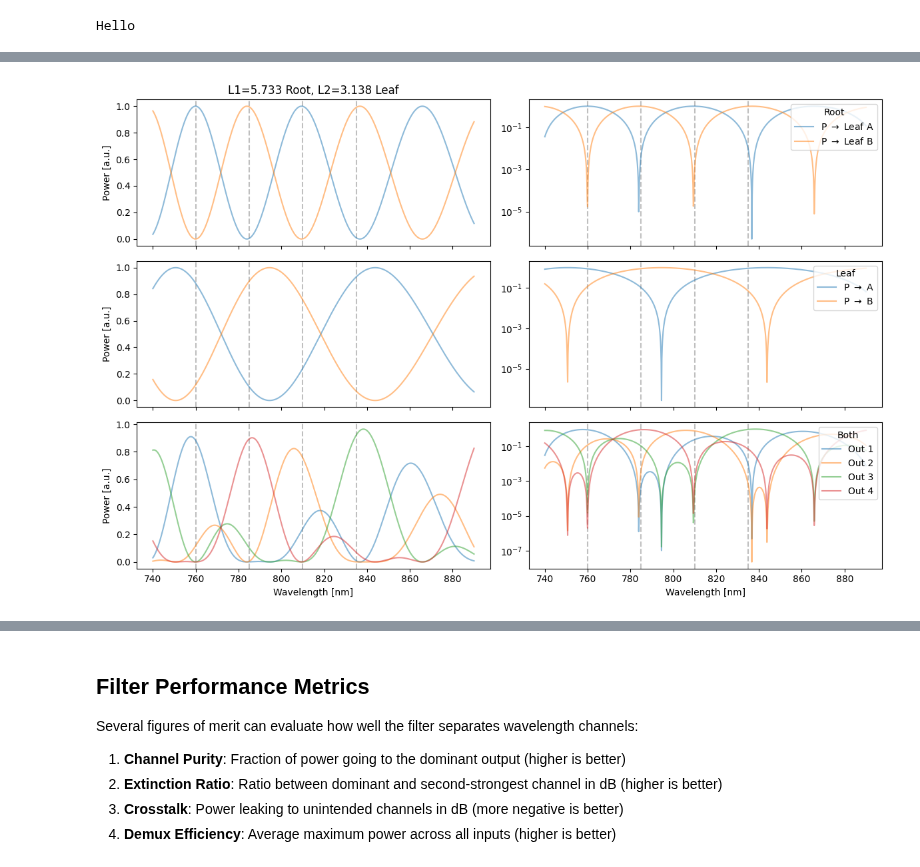
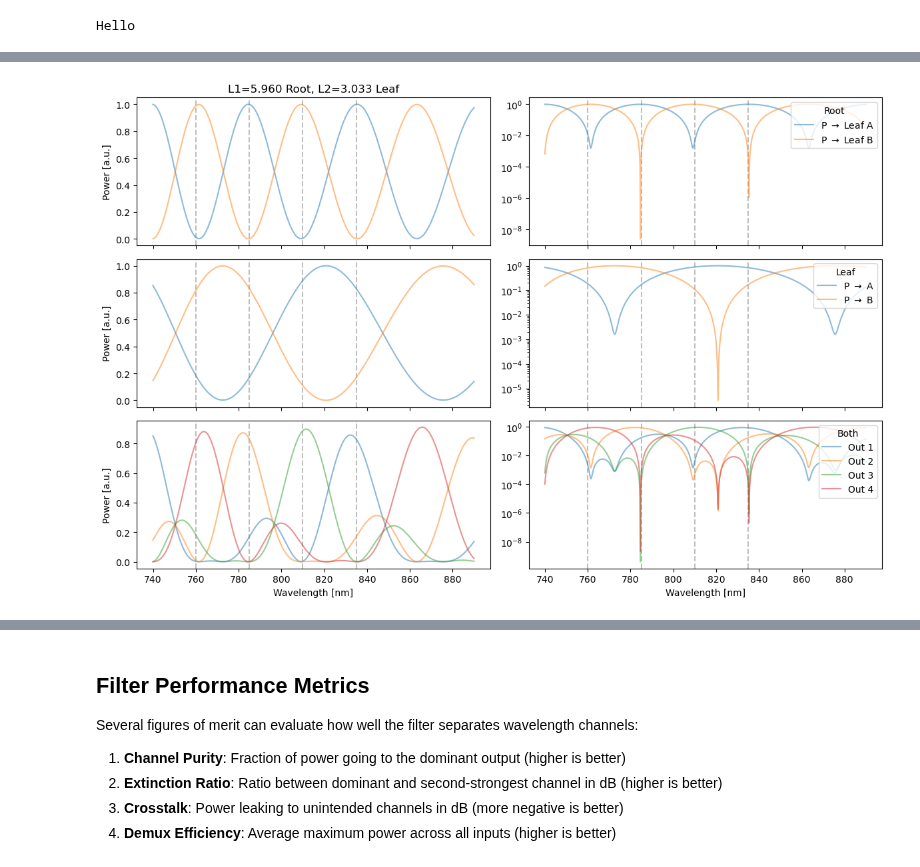
Before and after one commit to Ham0osh/wsl-photonics, a Jupyter notebook: filter_simulation.ipynb, the cells around one changed output, grey strips where cells are left out. Drawn from its saved outputs; the diff is of its cells as text; code cells hidden in the pictures.

```diff
--- a/filter_simulation.ipynb
+++ b/filter_simulation.ipynb
@@ -169,20 +155,22 @@ Phase/um = 12.23 rad/um
 delay1 = 5.96
 delay2 = 3.033
 
-delay1 = 6.033 - 0.075
-delay2 = 3.033 + 0.005
+# delay1 = 6.033 - 0.075
+# delay2 = 3.033 + 0.005
 
-delay1 = 5.7330
-delay2 = 3.1380
+# delay1 = 5.7330
+# delay2 = 3.1380
 # Simulate given
 L1 = delay1  # Root 1 um
 L3 = delay2  # Leaf A um
 L4 = delay2  # leaf B um
-k1 = 0.5  # Root coupler 1
-k2 = 0.5  # Root coupler 2
-k3 = 0.5  # Root coupler 3
-k4 = 0.5  # Leaf coupler in
-k5 = 0.5  # Leaf coupler out
+
+k = 0.52
+k1 = k  # Root coupler 1
+k2 = k  # Root coupler 2
+k3 = k  # Root coupler 3
+k4 = k  # Leaf coupler in
+k5 = k  # Leaf coupler out
 
 # Simulation Range - All units um
 wl_min = 740e-3
@@ -202,15 +190,6 @@ def linfit(x, m, b=0):
 pOpt, pCov = curve_fit(linfit, wl_um, wg_neff)
 def neff_fit_func(wl_um):
     return linfit(wl_um, *pOpt)
-
-# fig, ax = plt.subplots(1, 1, figsize=(6,3))
-# ax.plot(wg_lambda_um, wg_neff, 'o', label='Tabulated neff(λ)')
-# ax.plot(wl_space_um , neff_fit_func(wl_space_um), '-', label='Fitted neff(λ)')
-# ax.set_title('Waveguide Effective Index')
-# ax.set_xlabel('Wavelength (um)')
-# ax.set_ylabel('neff')
-# ax.legend()
-# plt.show()
 
 p_a = []
 p_b = []
@@ -295,32 +274,32 @@ ax_leaf2_lin.set_xlabel('Wavelength [nm]')
 ax_leaf2_lin.set_ylabel('Power [a.u.]')
 # ax_leaf2_lin.legend(loc='upper right')
 
 # Log scale plots (right column)
 for wl_target in wl_um:
     ax_root_log.axvline(wl_target * 1e3, color='gray', linestyle='--', alpha=0.5)
     ax_leaf1_log.axvline(wl_target * 1e3, color='gray', linestyle='--', alpha=0.5)
     ax_leaf2_log.axvline(wl_target * 1e3, color='gray', linestyle='--', alpha=0.5)
 
 ax_root_log.plot(wl_space_um * 1e3, p_a, label=r'P $\rightarrow$ Leaf A', alpha=0.5)
 ax_root_log.plot(wl_space_um * 1e3, p_b, label=r'P $\rightarrow$ Leaf B', alpha=0.5)
 ax_root_log.set_yscale('log')
 ax_root_log.legend(loc='upper right', title="Root")
 
 ax_leaf1_log.plot(wl_space_um * 1e3, p_leaf_test1, label=r'P $\rightarrow$ A', alpha=0.5)
 ax_leaf1_log.plot(wl_space_um * 1e3, p_leaf_test2, label=r'P $\rightarrow$ B', alpha=0.5)
 ax_leaf1_log.set_yscale('log')
 ax_leaf1_log.legend(loc='upper right', title='Leaf')
 
 ax_leaf2_log.plot(wl_space_um * 1e3, p_l1, label='Out 1', alpha=0.5)
 ax_leaf2_log.plot(wl_space_um * 1e3, p_l2, label='Out 2', alpha=0.5)
 ax_leaf2_log.plot(wl_space_um * 1e3, p_l3, label='Out 3', alpha=0.5)
 ax_leaf2_log.plot(wl_space_um * 1e3, p_l4, label='Out 4', alpha=0.5)
 ax_leaf2_log.set_xlabel('Wavelength [nm]')
 ax_leaf2_log.set_yscale('log')
 ax_leaf2_log.legend(loc='upper right', title='Both')
 
 plt.tight_layout()
 plt.show()
 # %% [output]
-[figure, old version]
+[figure, new version]
 # %%
```
Also changed, not shown: parts of 2 cells of this notebook, 5 other files.
